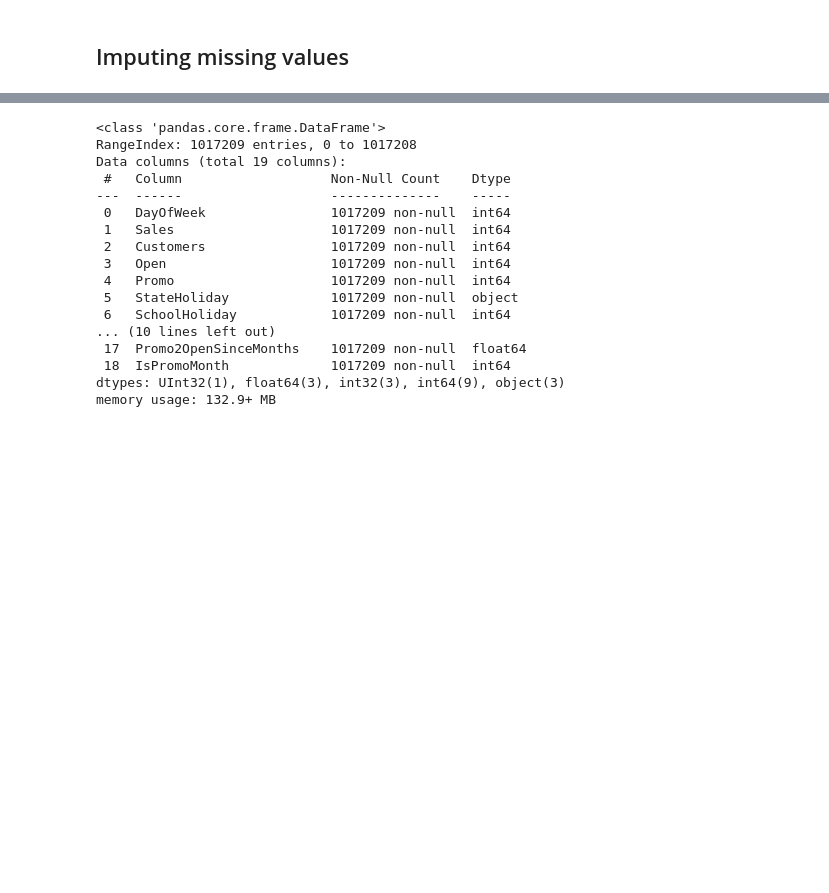
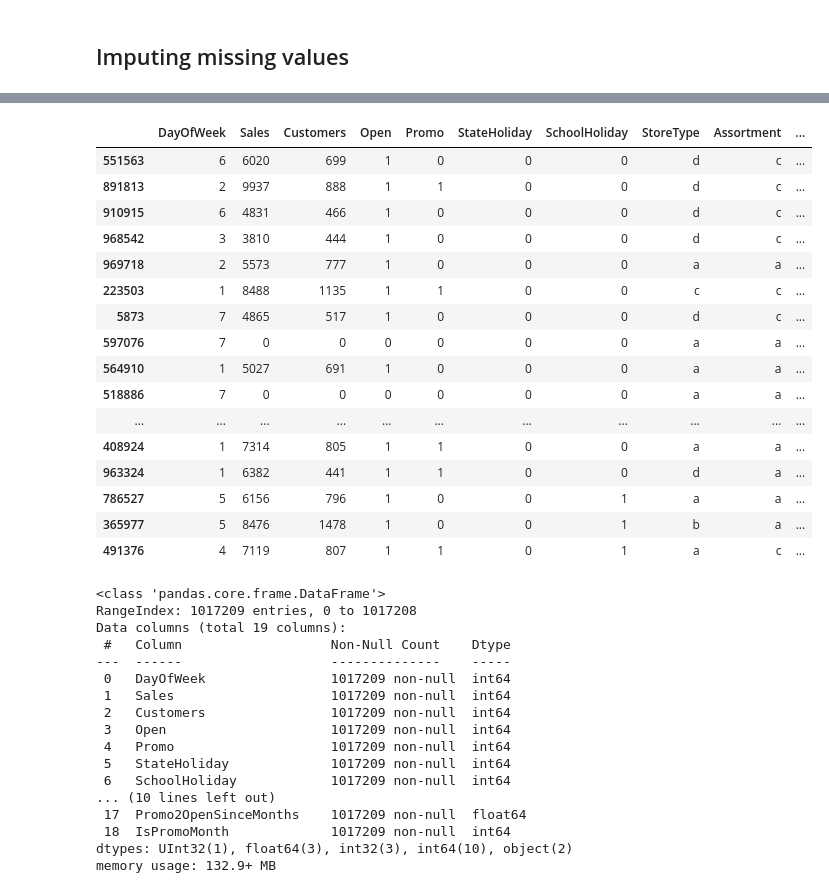
Before and after one commit to DhvanishChodavadiya/Rossmann-Demand-Forecasting, a Jupyter notebook: notebook/modeling.ipynb, the cells around one changed output, grey strips where cells are left out. Drawn from its saved outputs; the diff is of its cells as text; code cells hidden in the pictures; blank space fills up the shorter version.

```diff
--- a/notebook/modeling.ipynb
+++ b/notebook/modeling.ipynb
@@ -79,3 +84,25 @@ df.sample(10)
+# %%
+df['StateHoliday'] = np.where((df['StateHoliday'] == '0') | (df['StateHoliday'] == 0),0,1)
+# %%
+df.sample(20)
+# %% [output]
+|  | DayOfWeek | Sales | Customers | Open | Promo | StateHoliday | SchoolHoliday | StoreType | Assortment | ... |
+| 551563 | 6 | 6020 | 699 | 1 | 0 | 0 | 0 | d | c | ... |
+| 891813 | 2 | 9937 | 888 | 1 | 1 | 0 | 0 | d | c | ... |
+| 910915 | 6 | 4831 | 466 | 1 | 0 | 0 | 0 | d | c | ... |
+| 968542 | 3 | 3810 | 444 | 1 | 0 | 0 | 0 | d | c | ... |
+| 969718 | 2 | 5573 | 777 | 1 | 0 | 0 | 0 | a | a | ... |
+| 223503 | 1 | 8488 | 1135 | 1 | 1 | 0 | 0 | c | c | ... |
+| 5873 | 7 | 4865 | 517 | 1 | 0 | 0 | 0 | d | c | ... |
+| 597076 | 7 | 0 | 0 | 0 | 0 | 0 | 0 | a | a | ... |
+| 564910 | 1 | 5027 | 691 | 1 | 0 | 0 | 0 | a | a | ... |
+| 518886 | 7 | 0 | 0 | 0 | 0 | 0 | 0 | a | a | ... |
+| ... | ... | ... | ... | ... | ... | ... | ... | ... | ... | ... |
+| 408924 | 1 | 7314 | 805 | 1 | 1 | 0 | 0 | a | a | ... |
+| 963324 | 1 | 6382 | 441 | 1 | 1 | 0 | 0 | d | a | ... |
+| 786527 | 5 | 6156 | 796 | 1 | 0 | 0 | 1 | a | a | ... |
+| 365977 | 5 | 8476 | 1478 | 1 | 0 | 0 | 1 | b | a | ... |
+| 491376 | 4 | 7119 | 807 | 1 | 1 | 0 | 1 | a | c | ... |
 # %%
 df.info()
 # %% [output]
@@ -89,11 +116,11 @@ Data columns (total 19 columns):
  2   Customers                1017209 non-null  int64
  3   Open                     1017209 non-null  int64
  4   Promo                    1017209 non-null  int64
- 5   StateHoliday             1017209 non-null  object
+ 5   StateHoliday             1017209 non-null  int64
  6   SchoolHoliday            1017209 non-null  int64
 ... (10 lines left out)
  17  Promo2OpenSinceMonths    1017209 non-null  float64
  18  IsPromoMonth             1017209 non-null  int64
-dtypes: UInt32(1), float64(3), int32(3), int64(9), object(3)
+dtypes: UInt32(1), float64(3), int32(3), int64(10), object(2)
 memory usage: 132.9+ MB
 # %%
```
Also changed, not shown: parts of 5 cells of this notebook, 2 other files.
